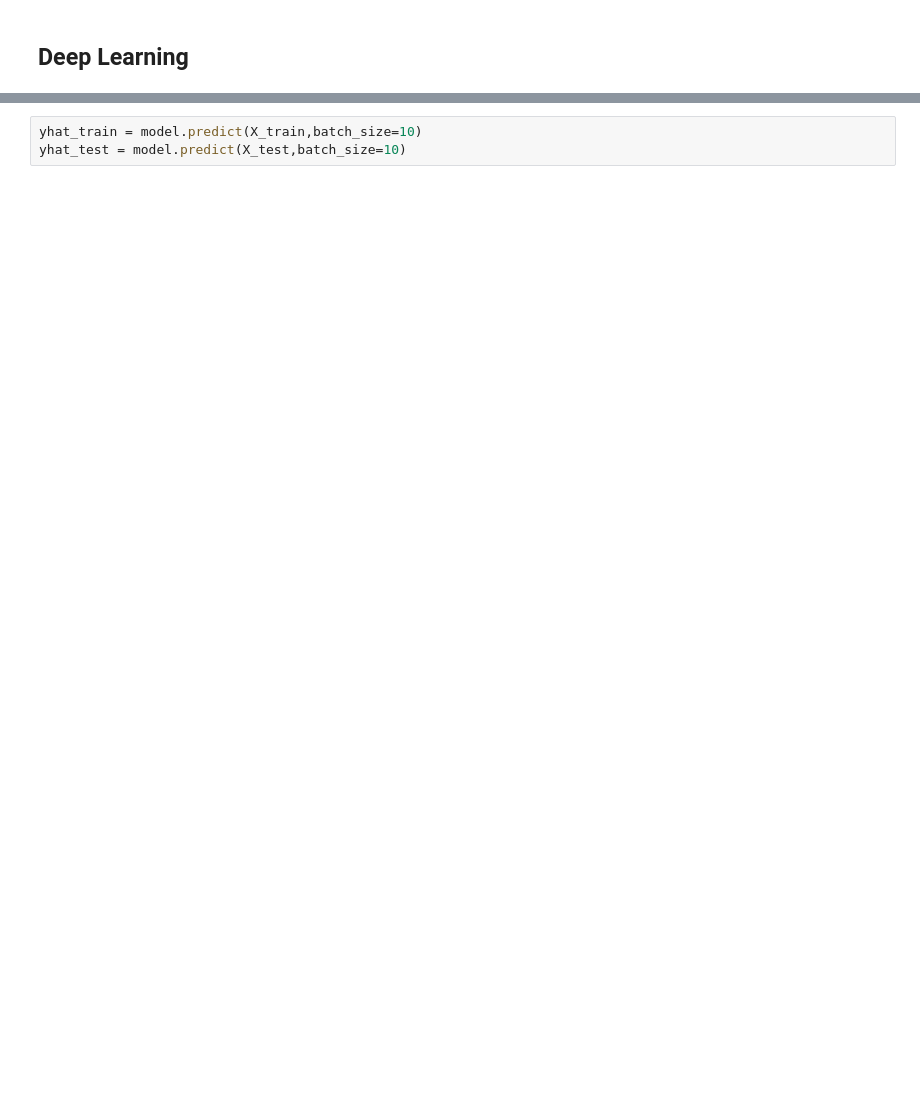
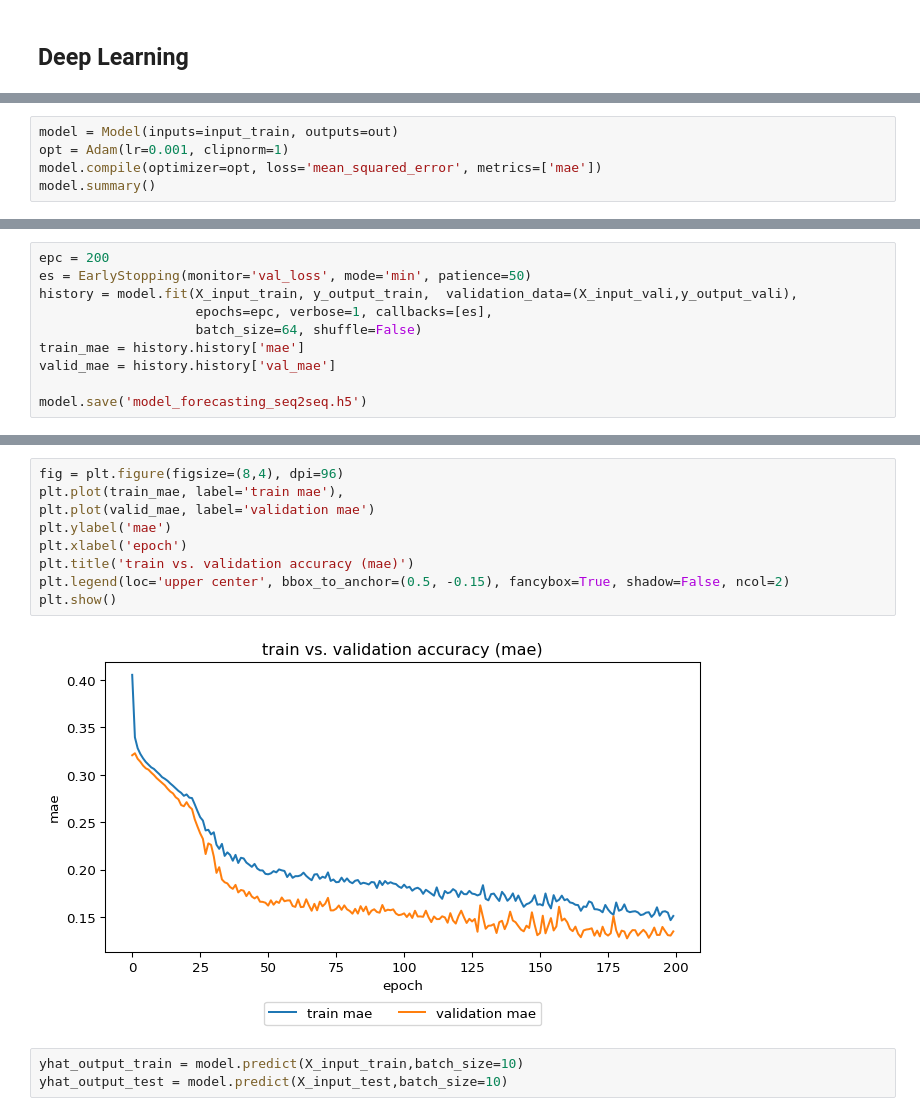
Before and after one commit to visserle/two-hearts, a Jupyter notebook: 03b_multivariate_forecast.ipynb, the cells around one changed output, grey strips where cells are left out. Drawn from its saved outputs; the diff is of its cells as text; blank space fills up the shorter version.

Commit message:
change model & total refactor

```diff
--- a/03b_multivariate_forecast.ipynb
+++ b/03b_multivariate_forecast.ipynb
@@ -180,0 +171,5 @@ plt.show()
+# %%
+model = Model(inputs=input_train, outputs=out)
+opt = Adam(lr=0.001, clipnorm=1)
+model.compile(optimizer=opt, loss='mean_squared_error', metrics=['mae'])
+model.summary()
@@ -180,0 +196,10 @@ plt.show()
+# %%
+epc = 200
+es = EarlyStopping(monitor='val_loss', mode='min', patience=50)
+history = model.fit(X_input_train, y_output_train,  validation_data=(X_input_vali,y_output_vali),
+                    epochs=epc, verbose=1, callbacks=[es],
+                    batch_size=64, shuffle=False)
+train_mae = history.history['mae']
+valid_mae = history.history['val_mae']
+
+model.save('model_forecasting_seq2seq.h5')
@@ -181,5 +224,16 @@ plt.show()
+# %%
+fig = plt.figure(figsize=(8,4), dpi=96)
+plt.plot(train_mae, label='train mae'),
+plt.plot(valid_mae, label='validation mae')
+plt.ylabel('mae')
+plt.xlabel('epoch')
+plt.title('train vs. validation accuracy (mae)')
+plt.legend(loc='upper center', bbox_to_anchor=(0.5, -0.15), fancybox=True, shadow=False, ncol=2)
+plt.show()
+# %% [output]
+[figure, added]
 # %%
-yhat_train = model.predict(X_train,batch_size=10)
-yhat_test = model.predict(X_test,batch_size=10)
+yhat_output_train = model.predict(X_input_train,batch_size=10)
+yhat_output_test = model.predict(X_input_test,batch_size=10)
 # %%
 # model demonstration
```
Also changed, not shown: parts of 20 cells of this notebook.
